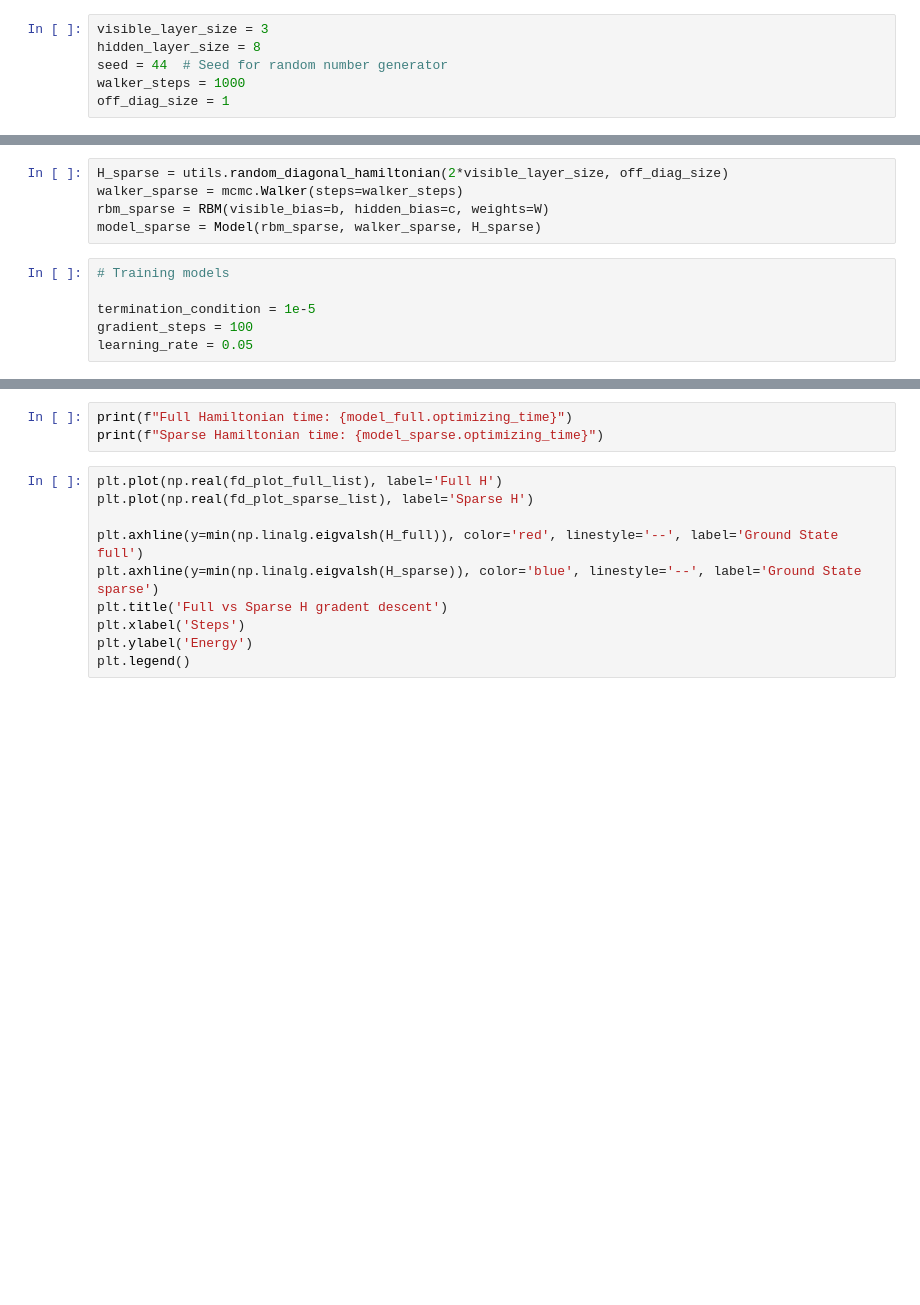
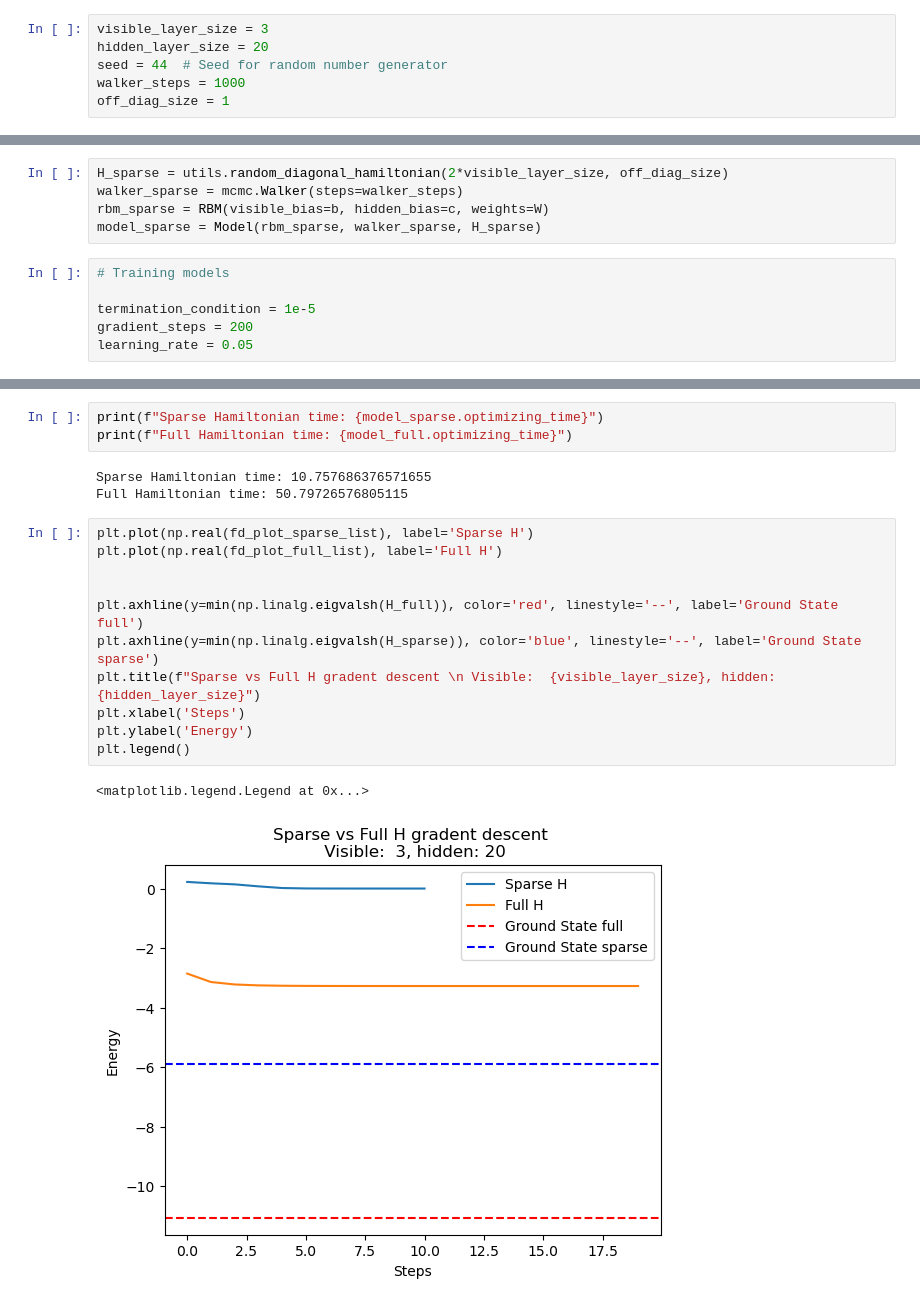
Before and after one commit to Overskott/Neural-quantum-states-from-a-computational-perspective, a Jupyter notebook: notebooks/Speed test with sparse H.ipynb, the cells around one changed output, grey strips where cells are left out. Cells and saved outputs as stored; diff of their text form; blank space fills up the shorter version.

```diff
--- a/notebooks/Speed test with sparse H.ipynb
+++ b/notebooks/Speed test with sparse H.ipynb
@@ -21,7 +21,7 @@ import matplotlib.pyplot as plt
 %matplotlib inline
 # %%
 visible_layer_size = 3
-hidden_layer_size = 8
+hidden_layer_size = 20
 seed = 44  # Seed for random number generator
 walker_steps = 1000
 off_diag_size = 1
@@ -44,5 +44,5 @@ model_sparse = Model(rbm_sparse, walker_sparse, H_sparse)
 # Training models
 
 termination_condition = 1e-5
-gradient_steps = 100
+gradient_steps = 200
 learning_rate = 0.05
@@ -80,13 +90,20 @@ IndexError: index 6 is out of bounds for axis 1 with size 6
 # %%
+print(f"Sparse Hamiltonian time: {model_sparse.optimizing_time}")
 print(f"Full Hamiltonian time: {model_full.optimizing_time}")
-print(f"Sparse Hamiltonian time: {model_sparse.optimizing_time}")
+# %% [output]
+Sparse Hamiltonian time: 10.757686376571655
+Full Hamiltonian time: 50.79726576805115
 # %%
+plt.plot(np.real(fd_plot_sparse_list), label='Sparse H')
 plt.plot(np.real(fd_plot_full_list), label='Full H')
-plt.plot(np.real(fd_plot_sparse_list), label='Sparse H')
+
 
 plt.axhline(y=min(np.linalg.eigvalsh(H_full)), color='red', linestyle='--', label='Ground State full')
 plt.axhline(y=min(np.linalg.eigvalsh(H_sparse)), color='blue', linestyle='--', label='Ground State sparse')
-plt.title('Full vs Sparse H gradent descent')
+plt.title(f"Sparse vs Full H gradent descent \n Visible:  {visible_layer_size}, hidden: {hidden_layer_size}")
 plt.xlabel('Steps')
 plt.ylabel('Energy')
 plt.legend()
+# %% [output]
+<matplotlib.legend.Legend at 0x...>
+[figure, added]
```
Also changed, not shown: parts of 3 cells of this notebook, 8 other files.
